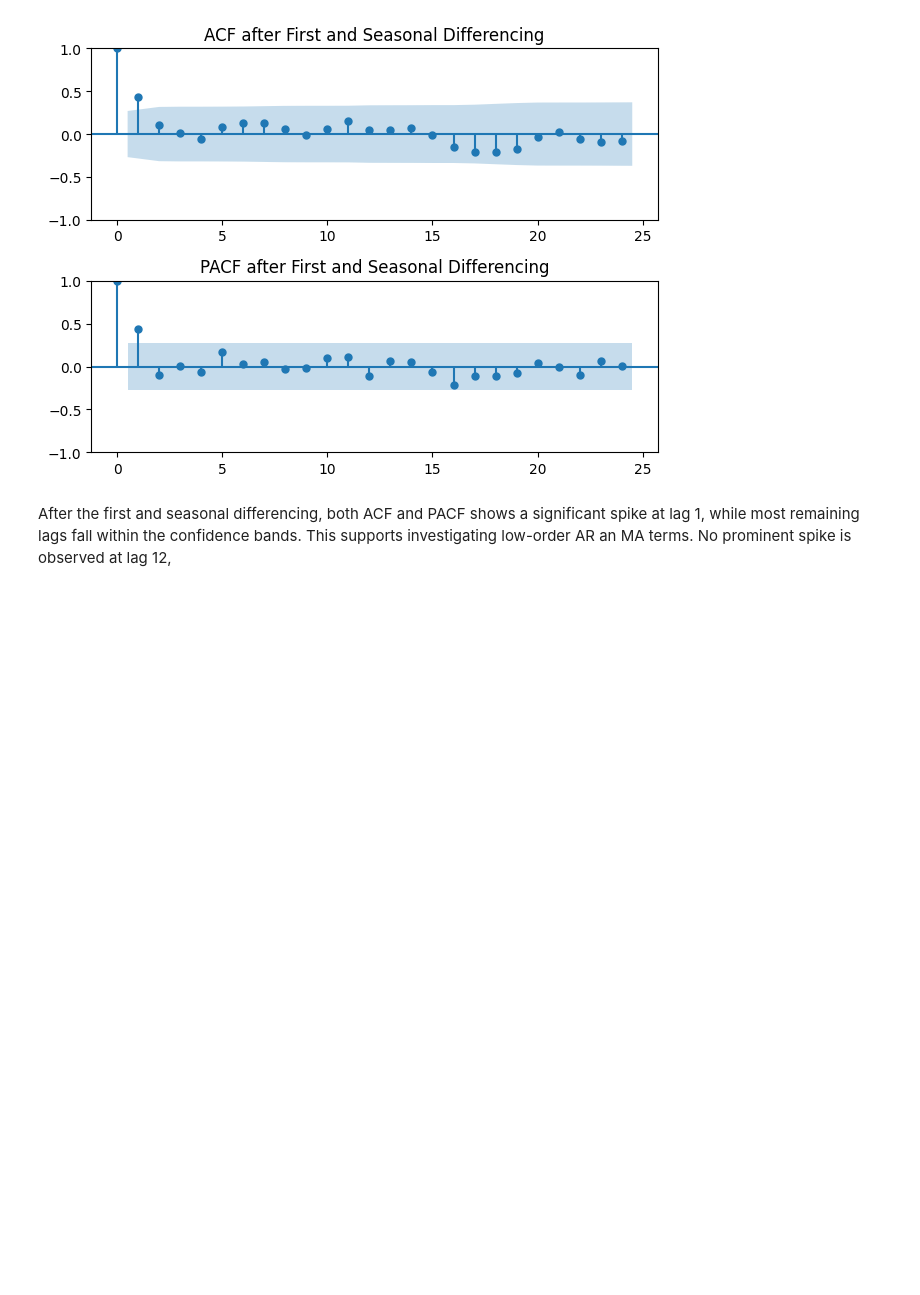
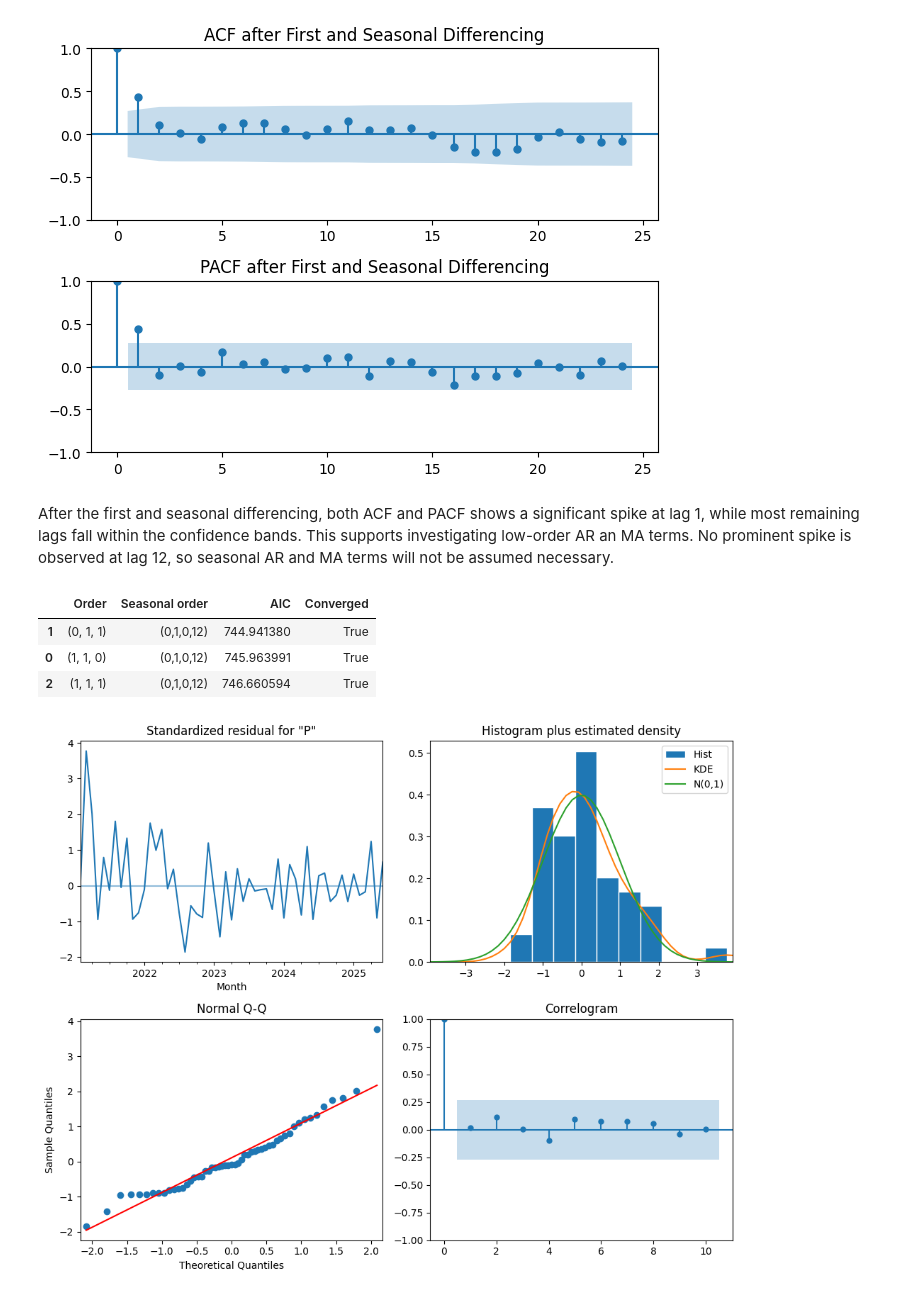
Before and after one commit to Ricardocotaa/CA1-Machine-Learning-2-Ricardo-Cota, a Jupyter notebook: CA1 MachineLearning-RicardoCota.ipynb, the cells around one changed output. Drawn from its saved outputs; the diff is of its cells as text; code cells hidden in the pictures; blank space fills up the shorter version.

```diff
--- a/CA1 MachineLearning-RicardoCota.ipynb
+++ b/CA1 MachineLearning-RicardoCota.ipynb
@@ -873,4 +873,45 @@ plt.show()
 # %% [output]
 [figure]
 # %% [markdown]
-After the first and seasonal differencing, both ACF and PACF shows a significant spike at lag 1, while most remaining lags fall within the confidence bands. This supports investigating low-order AR an MA terms. No prominent spike is observed at lag 12,
+After the first and seasonal differencing, both ACF and PACF shows a significant spike at lag 1, while most remaining lags fall within the confidence bands. This supports investigating low-order AR an MA terms. No prominent spike is observed at lag 12, so seasonal AR and MA terms will not be assumed necessary.
+# %%
+from statsmodels.tsa.statespace.sarimax import SARIMAX
+
+candidate_orders = [
+    (1,1,0),
+    (0,1,1),
+    (1,1,1)
+]
+
+sarima_models = {}
+model_results = []
+
+for order in candidate_orders:
+    model = SARIMAX(train, order=order, seasonal_order=(0,1,0,12))
+
+    fitted_model = model.fit(disp=False)
+    sarima_models[order] = fitted_model
+
+    model_results.append({
+        "Order": str(order),
+        "Seasonal order": "(0,1,0,12)",
+        "AIC": fitted_model.aic,
+        "Converged": fitted_model.mle_retvals.get("converged", False)
+    })
+
+sarima_comparison = pd.DataFrame(model_results)
+sarima_comparison.sort_values("AIC")
+# %% [output]
+|  | Order | Seasonal order | AIC | Converged |
+| 1 | (0, 1, 1) | (0,1,0,12) | 744.941380 | True |
+| 0 | (1, 1, 0) | (0,1,0,12) | 745.963991 | True |
+| 2 | (1, 1, 1) | (0,1,0,12) | 746.660594 | True |
+# %%
+select_model = sarima_models[(0,1,1)]
+
+select_model.plot_diagnostics(figsize=(10,8))
+
+plt.tight_layout()
+plt.show()
+# %% [output]
+[figure, added]
```
Also changed, not shown: parts of 5 cells of this notebook.
